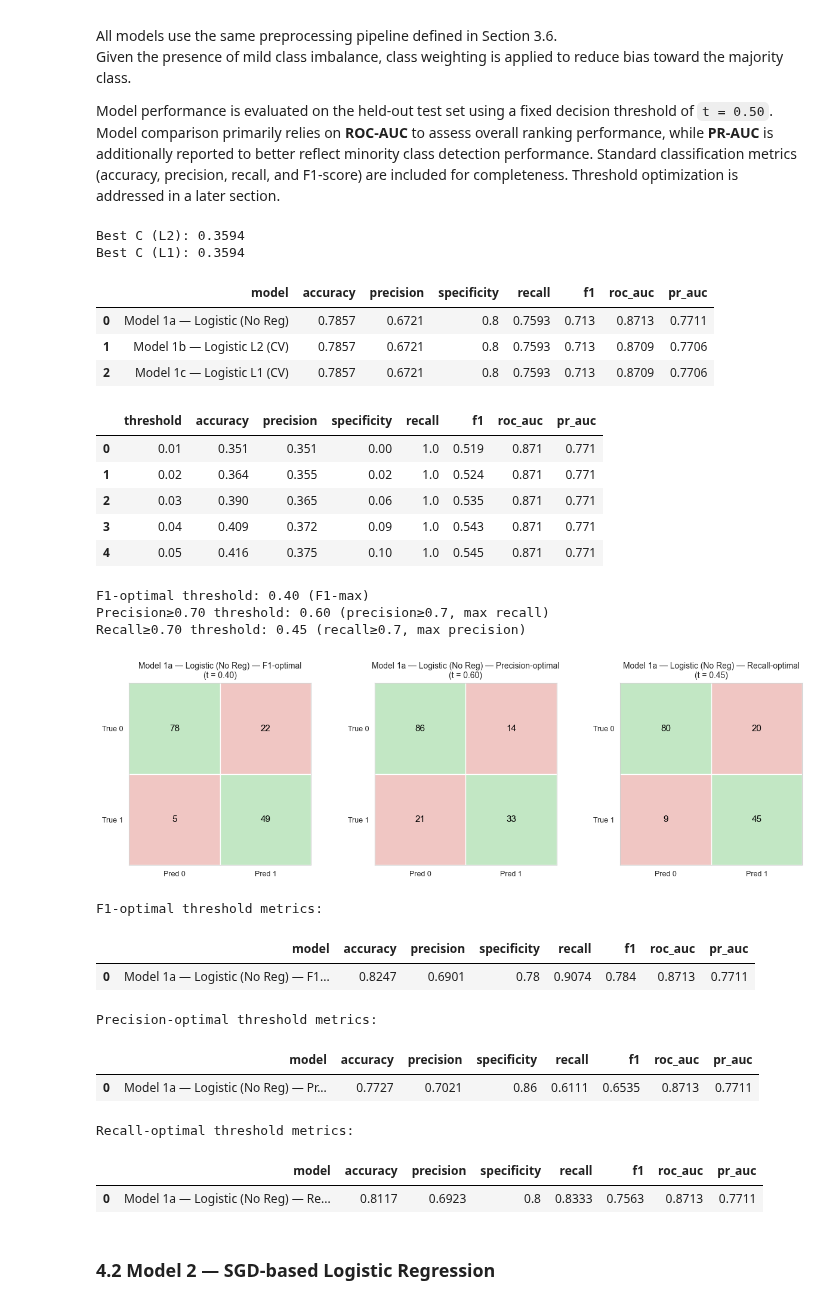
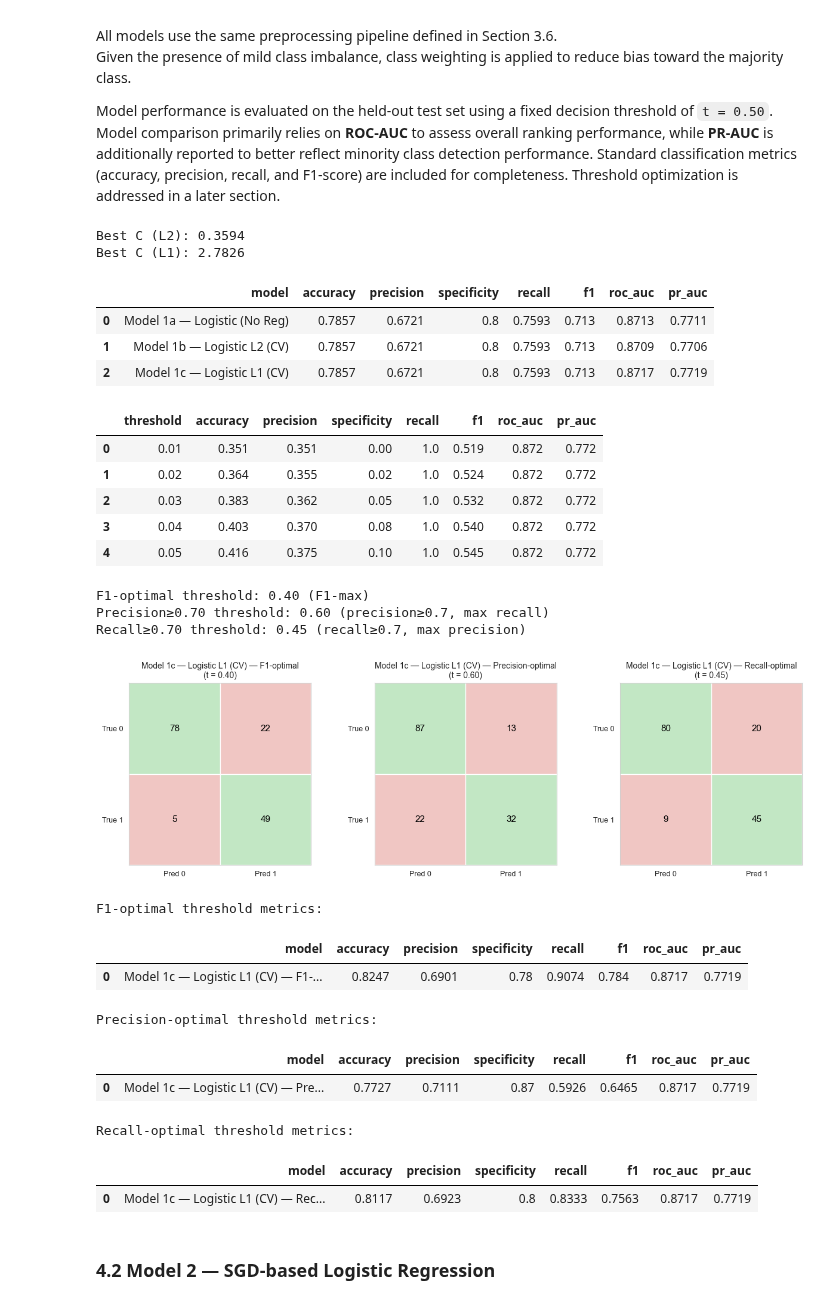
Before and after one commit to NazilaFazeli/ds-diabetes-challenge, a Jupyter notebook: 3_Diabetes_Challenge.ipynb, the cells around one changed output. Cells and saved outputs as stored; diff of their text form; code cells hidden in the pictures.

```diff
--- a/3_Diabetes_Challenge.ipynb
+++ b/3_Diabetes_Challenge.ipynb
@@ -1842,9 +1844,6 @@ Threshold optimization is addressed in a later section.
 #   1b) Logistic + L2 (CV)
 #   1c) Logistic + L1 (CV)
 # ==========================================
-
-from sklearn.pipeline import Pipeline
-from sklearn.linear_model import LogisticRegression, LogisticRegressionCV
 
 rows_log = []
 
@@ -1857,7 +1856,8 @@ pipe_logit_plain = Pipeline(steps=[
     ("classifier", LogisticRegression(
         C=1e6,                     # effectively no regularization
         solver="lbfgs",
-        class_weight="balanced",  # handle mild class imbalance
+        penalty="l2",
+        class_weight="balanced",
         max_iter=3000,
         random_state=RANDOM_STATE
     ))
@@ -1887,6 +1887,7 @@ pipe_logit_l2 = Pipeline(steps=[
         Cs=10,
         cv=5,
         solver="lbfgs",
+        penalty="l2",
         scoring="roc_auc",
         class_weight="balanced",
         tol=1e-3,
@@ -1902,7 +1903,7 @@ y_pred_1b  = pipe_logit_l2.predict(X_test)
 y_proba_1b = pipe_logit_l2.predict_proba(X_test)[:, 1]
 
 best_c_l2 = pipe_logit_l2.named_steps["classifier"].C_[0]
-print("\nBest C (L2):", best_c_l2.round(4))
+print("\nBest C (L2):", round(best_c_l2, 4))
 
 rows_log.append(
     metric_report(
@@ -1923,9 +1924,9 @@ pipe_logit_l1 = Pipeline(steps=[
         Cs=10,
         cv=5,
         solver="saga",
+        penalty="l1",
         scoring="roc_auc",
         class_weight="balanced",
-        l1_ratios=(1,),
         tol=1e-3,
         max_iter=5000,
         n_jobs=-1,
@@ -1939,7 +1940,7 @@ y_pred_1c  = pipe_logit_l1.predict(X_test)
 y_proba_1c = pipe_logit_l1.predict_proba(X_test)[:, 1]
 
 best_c_l1 = pipe_logit_l1.named_steps["classifier"].C_[0]
-print("Best C (L1):", best_c_l1.round(4))
+print("Best C (L1):", round(best_c_l1, 4))
 
 rows_log.append(
     metric_report(
@@ -1951,26 +1952,26 @@ rows_log.append(
 )
 
 # ==========================================
-# Comparison Table
+# Comparison Table — Logistic Models
 # ==========================================
 
 df_model1_compare = pd.DataFrame(rows_log)
 display(df_model1_compare.round(4))
 # %% [output]
 Best C (L2): 0.3594
-Best C (L1): 0.3594
+Best C (L1): 2.7826
 |  | model | accuracy | precision | specificity | recall | f1 | roc_auc | pr_auc |
 | 0 | Model 1a — Logistic (No Reg) | 0.7857 | 0.6721 | 0.8 | 0.7593 | 0.713 | 0.8713 | 0.7711 |
 | 1 | Model 1b — Logistic L2 (CV) | 0.7857 | 0.6721 | 0.8 | 0.7593 | 0.713 | 0.8709 | 0.7706 |
-| 2 | Model 1c — Logistic L1 (CV) | 0.7857 | 0.6721 | 0.8 | 0.7593 | 0.713 | 0.8709 | 0.7706 |
+| 2 | Model 1c — Logistic L1 (CV) | 0.7857 | 0.6721 | 0.8 | 0.7593 | 0.713 | 0.8717 | 0.7719 |
 # %%
 # ============================================
-# Threshold Optimization — Model 1a
+# Threshold Optimization — Model 1c
 # ============================================
 
 # Select model for threshold optimization
-y_proba_best = y_proba_1a
-model_label  = "Model 1a — Logistic (No Reg)"
+y_proba_best = y_proba_1c
+model_label  = "Model 1c — Logistic L1 (CV)"
 # ----------------------------------
 
 threshold_model1 = []
@@ -2057,51 +2058,51 @@ res_rec = show_at_threshold(
     y_test, y_proba_best, t_rec,
     f"{model_label} — Recall-optimal",
     ax=axes[2]
 )
 
 #plt.tight_layout()
 
 plt.subplots_adjust(
     left=0.06,
     right=1,
     wspace=0.35
 )
 plt.show()
 
 
 # ---------------------
 # Summary tables
 # ---------------------
 df_model1_threshold = pd.DataFrame(threshold_model1)
 
 print("\nF1-optimal threshold metrics:")
 display(pd.DataFrame([res_f1]).round(4))
 
 print("\nPrecision-optimal threshold metrics:")
 display(pd.DataFrame([res_prec]).round(4))
 
 print("\nRecall-optimal threshold metrics:")
 display(pd.DataFrame([res_rec]).round(4))
 # %% [output]
 |  | threshold | accuracy | precision | specificity | recall | f1 | roc_auc | pr_auc |
-| 0 | 0.01 | 0.351 | 0.351 | 0.00 | 1.0 | 0.519 | 0.871 | 0.771 |
-| 1 | 0.02 | 0.364 | 0.355 | 0.02 | 1.0 | 0.524 | 0.871 | 0.771 |
-| 2 | 0.03 | 0.390 | 0.365 | 0.06 | 1.0 | 0.535 | 0.871 | 0.771 |
-| 3 | 0.04 | 0.409 | 0.372 | 0.09 | 1.0 | 0.543 | 0.871 | 0.771 |
-| 4 | 0.05 | 0.416 | 0.375 | 0.10 | 1.0 | 0.545 | 0.871 | 0.771 |
+| 0 | 0.01 | 0.351 | 0.351 | 0.00 | 1.0 | 0.519 | 0.872 | 0.772 |
+| 1 | 0.02 | 0.364 | 0.355 | 0.02 | 1.0 | 0.524 | 0.872 | 0.772 |
+| 2 | 0.03 | 0.383 | 0.362 | 0.05 | 1.0 | 0.532 | 0.872 | 0.772 |
+| 3 | 0.04 | 0.403 | 0.370 | 0.08 | 1.0 | 0.540 | 0.872 | 0.772 |
+| 4 | 0.05 | 0.416 | 0.375 | 0.10 | 1.0 | 0.545 | 0.872 | 0.772 |
 F1-optimal threshold: 0.40 (F1-max)
 Precision≥0.70 threshold: 0.60 (precision≥0.7, max recall)
 Recall≥0.70 threshold: 0.45 (recall≥0.7, max precision)
 [figure]
 F1-optimal threshold metrics:
 |  | model | accuracy | precision | specificity | recall | f1 | roc_auc | pr_auc |
-| 0 | Model 1a — Logistic (No Reg) — F1... | 0.8247 | 0.6901 | 0.78 | 0.9074 | 0.784 | 0.8713 | 0.7711 |
+| 0 | Model 1c — Logistic L1 (CV) — F1-... | 0.8247 | 0.6901 | 0.78 | 0.9074 | 0.784 | 0.8717 | 0.7719 |
 Precision-optimal threshold metrics:
 |  | model | accuracy | precision | specificity | recall | f1 | roc_auc | pr_auc |
-| 0 | Model 1a — Logistic (No Reg) — Pr... | 0.7727 | 0.7021 | 0.86 | 0.6111 | 0.6535 | 0.8713 | 0.7711 |
+| 0 | Model 1c — Logistic L1 (CV) — Pre... | 0.7727 | 0.7111 | 0.87 | 0.5926 | 0.6465 | 0.8717 | 0.7719 |
 Recall-optimal threshold metrics:
 |  | model | accuracy | precision | specificity | recall | f1 | roc_auc | pr_auc |
-| 0 | Model 1a — Logistic (No Reg) — Re... | 0.8117 | 0.6923 | 0.8 | 0.8333 | 0.7563 | 0.8713 | 0.7711 |
+| 0 | Model 1c — Logistic L1 (CV) — Rec... | 0.8117 | 0.6923 | 0.8 | 0.8333 | 0.7563 | 0.8717 | 0.7719 |
 # %% [markdown]
 ### 4.2 Model 2 — SGD-based Logistic Regression
 # %%
```
Also changed, not shown: parts of 15 cells of this notebook.
